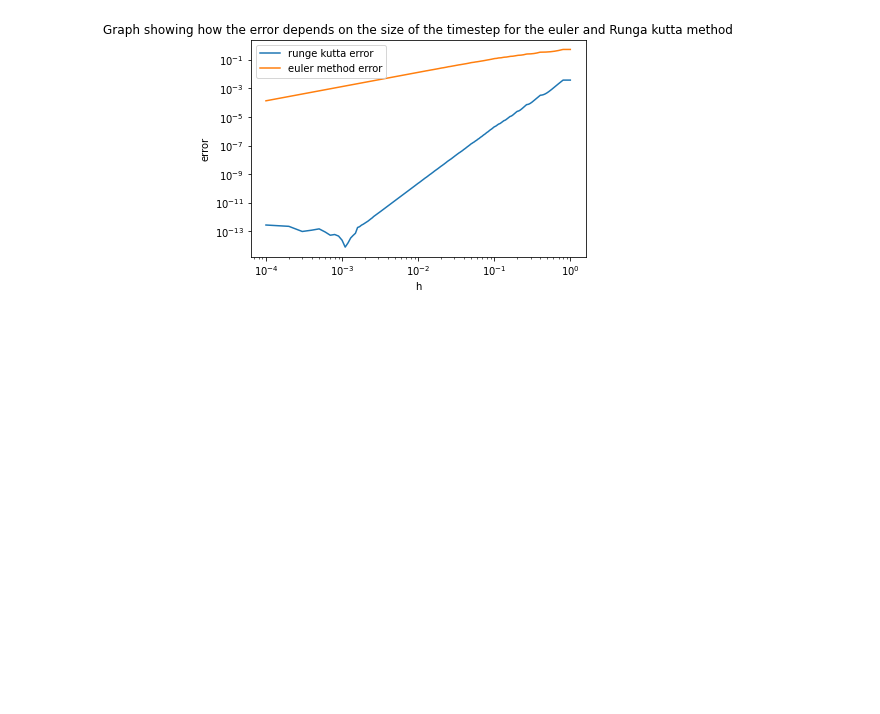
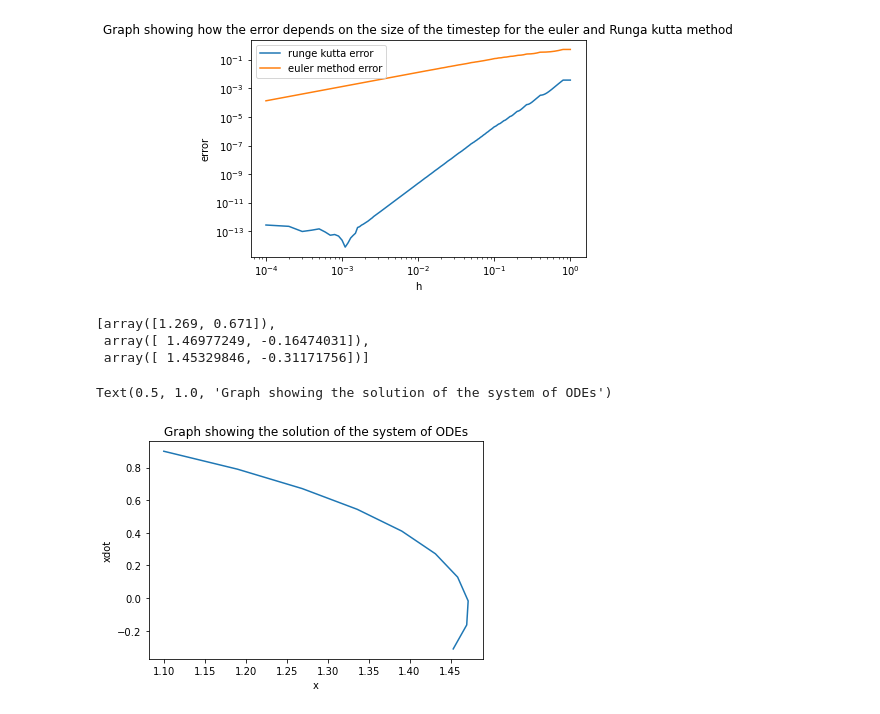
Before and after one commit to TheaRoseBarnes/emat30008, a Jupyter notebook: SolvingODE.ipynb, the cells around one changed output. Cells and saved outputs as stored; diff of their text form; code cells hidden in the pictures; blank space fills up the shorter version.

Commit message:
Solving for systems of ODEs and plotting solution

```diff
--- a/SolvingODE.ipynb
+++ b/SolvingODE.ipynb
@@ -65,3 +65,35 @@ plt.ylabel('error')
 # %% [output]
 Text(0, 0.5, 'error')
 [figure]
+# %%
+# Define the system of equations
+
+def f(X,t,):
+    x = X[0]
+    y = X[-1]
+    return np.array([y,-x])
+# %%
+# function to solve systems of ode's
+def solve_ode_system(f,h,t,X,L,solver):
+    m = []
+    for l in L:
+        X = solve_to(f,h,t,X,l,solver)
+        t=l
+        m.append(X)
+    return m
+# %%
+solve_ode_system(f,0.1,0,[1,1],[0.3,0.9,1],euler_solve_step)
+# %% [output]
+[array([1.269, 0.671]),
+ array([ 1.46977249, -0.16474031]),
+ array([ 1.45329846, -0.31171756])]
+# %%
+#Plotting results of systemn of ode
+results = solve_ode_system(f,0.1,0,[1,1],[0.1,0.2,0.3,0.4,0.5,0.6,0.7,0.8,0.9,1],euler_solve_step)
+plt.plot([state[0] for state in results],[state[1] for state in results])
+plt.xlabel('x')
+plt.ylabel('xdot')
+plt.title('Graph showing the solution of the system of ODEs')
+# %% [output]
+Text(0.5, 1.0, 'Graph showing the solution of the system of ODEs')
+[figure, added]
```
